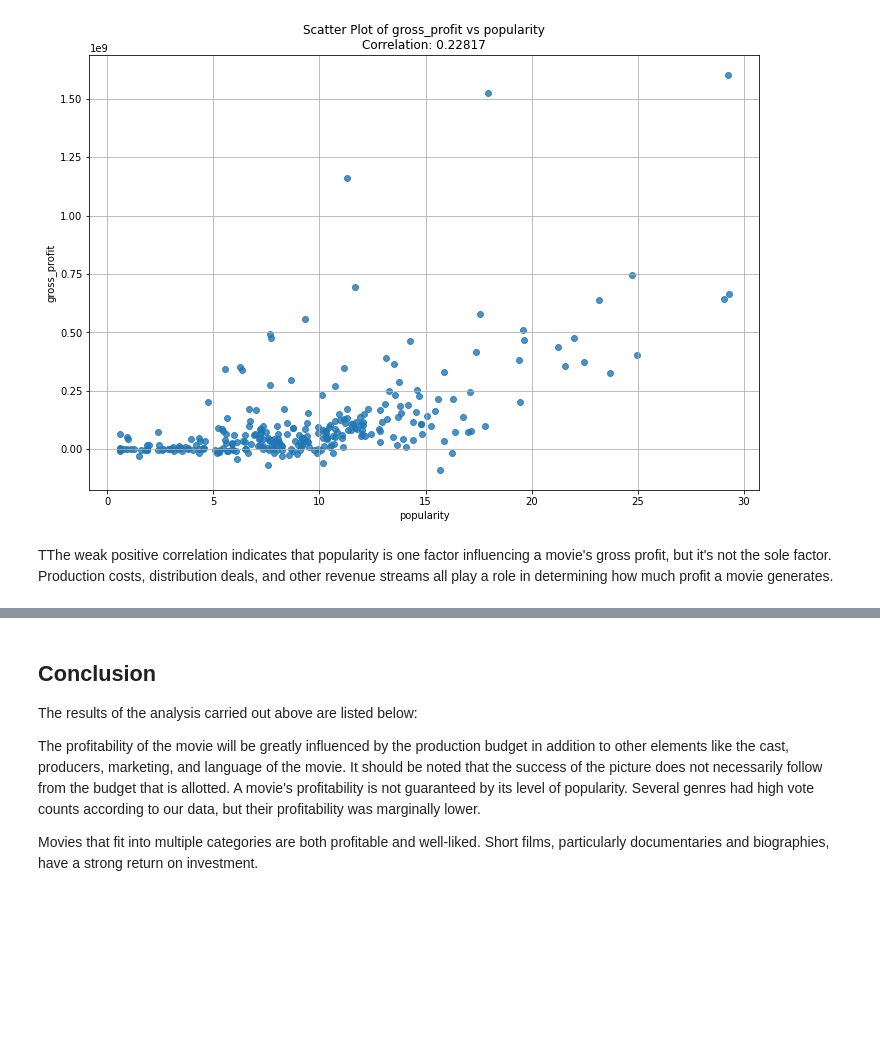
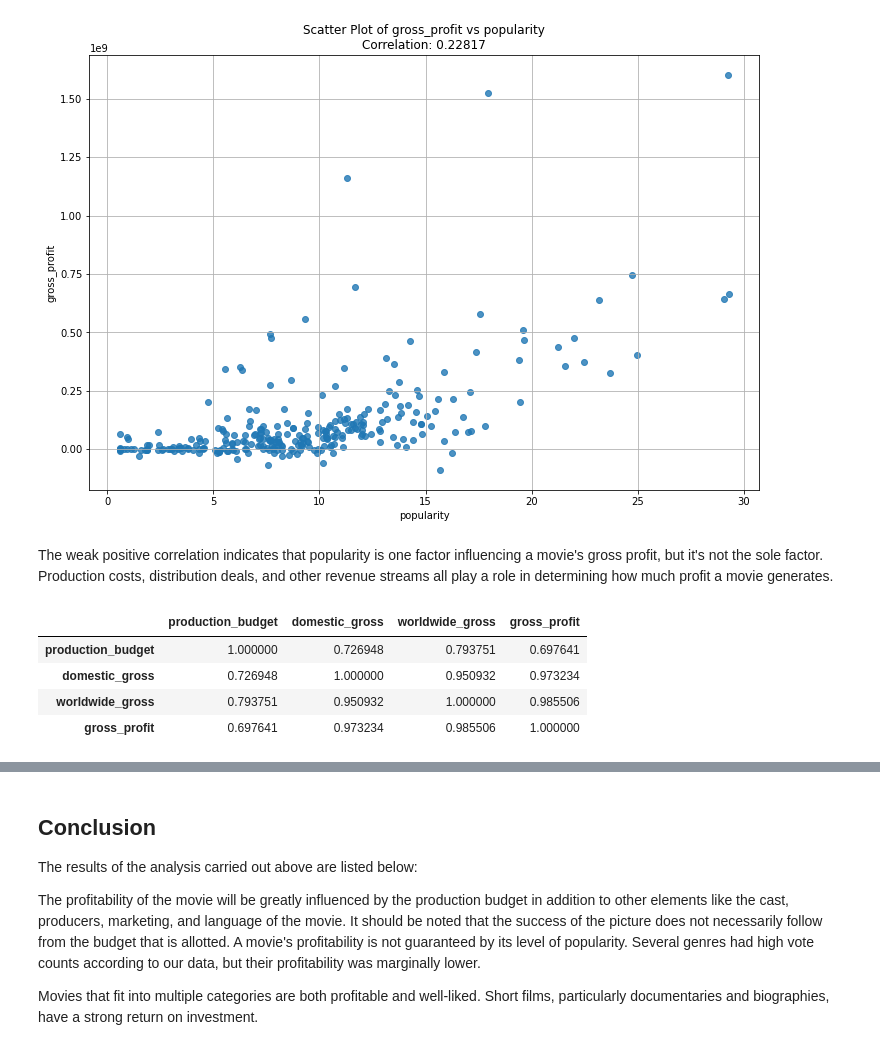
Before and after one commit to Pupity/dsc-phase-1-project, a Jupyter notebook: Student.ipynb, the cells around one changed output, grey strips where cells are left out. Drawn from its saved outputs; the diff is of its cells as text; code cells hidden in the pictures; blank space fills up the shorter version.

```diff
--- a/Student.ipynb
+++ b/Student.ipynb
@@ -534,4 +534,14 @@ plt.show();
 # %% [output]
 [figure]
 # %% [markdown]
-TThe weak positive correlation indicates that popularity is one factor influencing a movie's gross profit, but it's not the sole factor. Production costs, distribution deals, and other revenue streams all play a role in determining how much profit a movie generates.
+The weak positive correlation indicates that popularity is one factor influencing a movie's gross profit, but it's not the sole factor. Production costs, distribution deals, and other revenue streams all play a role in determining how much profit a movie generates.
+# %%
+#the correlation btw vote_average and vote_count is weak positive correlation
+_corr = merged_data[['production_budget', 'domestic_gross', 'worldwide_gross', 'gross_profit']].corr()
+_corr
+# %% [output]
+|  | production_budget | domestic_gross | worldwide_gross | gross_profit |
+| production_budget | 1.000000 | 0.726948 | 0.793751 | 0.697641 |
+| domestic_gross | 0.726948 | 1.000000 | 0.950932 | 0.973234 |
+| worldwide_gross | 0.793751 | 0.950932 | 1.000000 | 0.985506 |
+| gross_profit | 0.697641 | 0.973234 | 0.985506 | 1.000000 |
```
Also changed, not shown: parts of 3 cells of this notebook.
